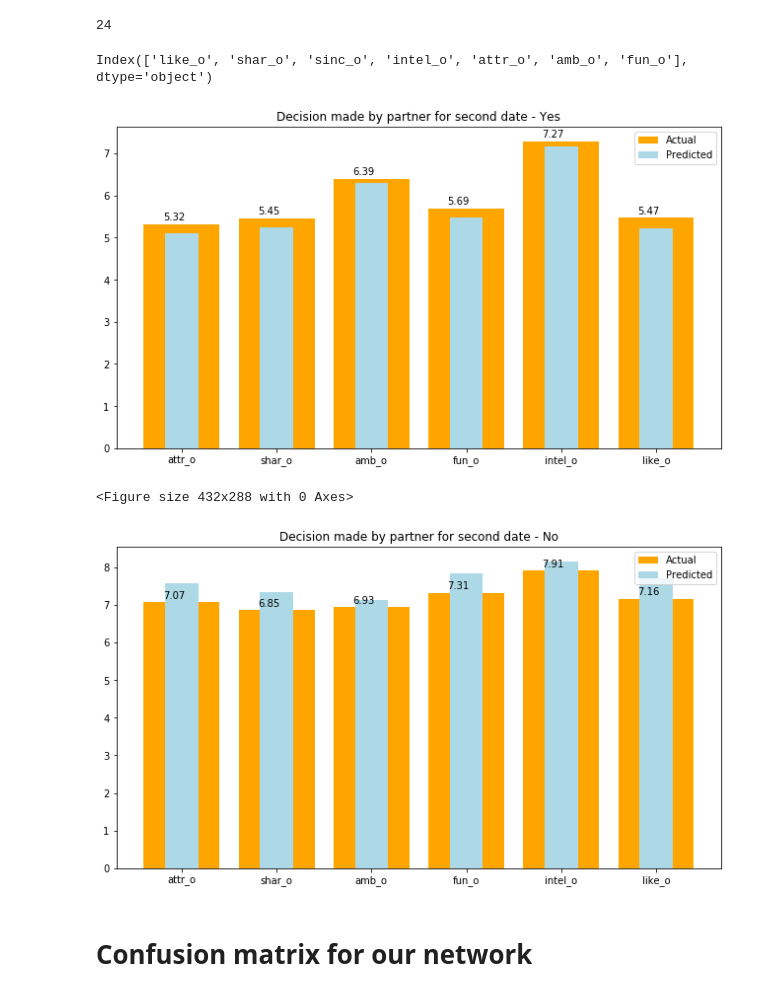
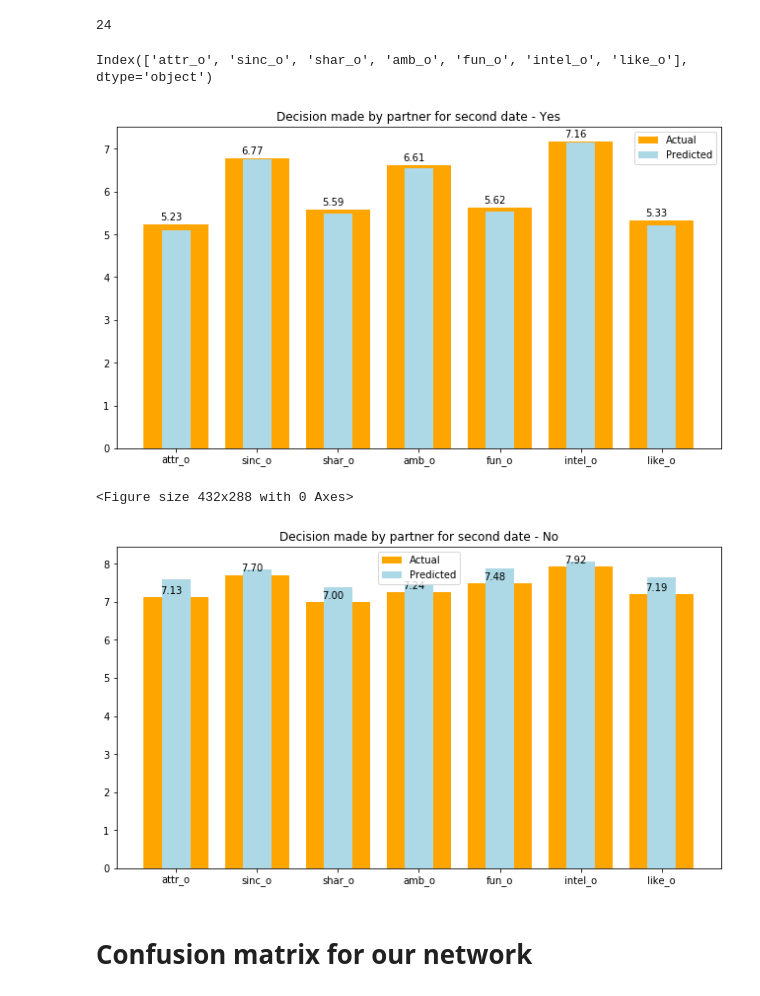
Before and after one commit to yulnicorn/Data-Analytics-Mining, a Jupyter notebook: DAM NN.ipynb, the cells around one changed output. Saved outputs shown, nothing was run; the diff lists cells and outputs as text; code cells hidden in the pictures.

Commit message:
Added sinc_o

```diff
--- a/DAM NN.ipynb
+++ b/DAM NN.ipynb
@@ -40,7 +40,7 @@ tf.compat.v1.logging.set_verbosity(tf.compat.v1.logging.ERROR)
 def scale(X, X_min, X_max):
     return (X - X_min) / (X_max - X_min)
 
-NUM_FEATURES = 23
+NUM_FEATURES = 24
 NUM_CLASSES = 2
 
 learning_rate = 0.001
@@ -76,7 +76,7 @@ def fnn(x, hidden_units):
 def main():
     # read train data
     train_input = np.genfromtxt('male(final).csv', delimiter=',')
-    trainX, train_Y = train_input[1:, 1:24], train_input[1:, -1].astype(int)
+    trainX, train_Y = train_input[1:, 1:25], train_input[1:, -1].astype(int)
 
     # handle missing values in trainX and then scale it
 #     trainX = em(trainX_, loops=50)
@@ -218,9 +218,9 @@ len(columns)
 import pandas as pd
 
 x = pd.DataFrame(data=testX, columns=['samerace', 'age_o', 'race_o', 'pf_o_att', 'pf_o_sin',
-       'pf_o_int', 'pf_o_fun', 'pf_o_amb', 'pf_o_sha', 'attr_o', 'shar_o',
-       'amb_o', 'fun_o', 'intel_o', 'like_o', 'prob_o', 'met_o', 'age',
-       'field_cd', 'race', 'imprace', 'career_c', 'income'])
+       'pf_o_int', 'pf_o_fun', 'pf_o_amb', 'pf_o_sha', 'attr_o', 'sinc_o',
+       'shar_o', 'amb_o', 'fun_o', 'intel_o', 'like_o', 'prob_o', 'met_o',
+       'age', 'field_cd', 'race', 'imprace', 'career_c', 'income'])
 
 x_unscale = x.loc[:, "attr_o":"like_o"].apply(lambda x: x*10)
 del x['race_o']
@@ -246,12 +246,11 @@ no_actual_mean = no_actual.groupby('dec_a').mean().loc[:,"attr_o":"like_o"]
 # %%
 x_unscale.columns
 # %% [output]
-Index(['like_o', 'shar_o', 'sinc_o', 'intel_o', 'attr_o', 'amb_o', 'fun_o'], dtype='object')
+Index(['attr_o', 'sinc_o', 'shar_o', 'amb_o', 'fun_o', 'intel_o', 'like_o'], dtype='object')
 # %%
 x_unscale_array = x_unscale.values
 # %%
-l = ['attr_o', 'shar_o',
-       'amb_o', 'fun_o', 'intel_o', 'like_o']
+l = ['attr_o', 'sinc_o', 'shar_o', 'amb_o', 'fun_o', 'intel_o', 'like_o']
 
 
 fig, ax = plt.subplots(figsize=(11,6))
@@ -271,31 +270,30 @@ for x1,y1 in enumerate(yes_actual_mean.values[0]):
 plt.title("Decision made by partner for second date - Yes")
 plt.show()
 # %% [output]
-[figure, old version]
+[figure, new version]
 # %%
-l = ['attr_o', 'shar_o',
-       'amb_o', 'fun_o', 'intel_o', 'like_o']
+l = ['attr_o', 'sinc_o', 'shar_o', 'amb_o', 'fun_o', 'intel_o', 'like_o']
 
 plt.clf()
 fig, ax = plt.subplots(figsize=(11,6))
 
 ax.bar(l, no_actual_mean.values[0], color='orange', label='Actual')
 ax.bar(l, no_model_mean.values[0], color='lightblue', width=0.35, label='Predicted')
 ax.legend()
 diff = [no_actual_mean.values[0][i]-no_model_mean.values[0][i] for i in range(len(no_actual_mean.values[0]))]
 
 i =0
 
 for x1,y1 in enumerate(no_actual_mean.values[0]):
 #     ax.text(x1-0.2,y1+0.1, "%.2f"%diff[i], color= "black")
     ax.text(x1-0.2,y1+0.1, "%.2f"%y1, color= "black")
     i+=1
 
 plt.title("Decision made by partner for second date - No")
 plt.show()
 # %% [output]
 <Figure size 432x288 with 0 Axes>
-[figure, old version]
+[figure, new version]
 # %% [markdown]
 # Confusion matrix for our network
 # %%
```
Also changed, not shown: parts of 4 cells of this notebook, 8 other files.
